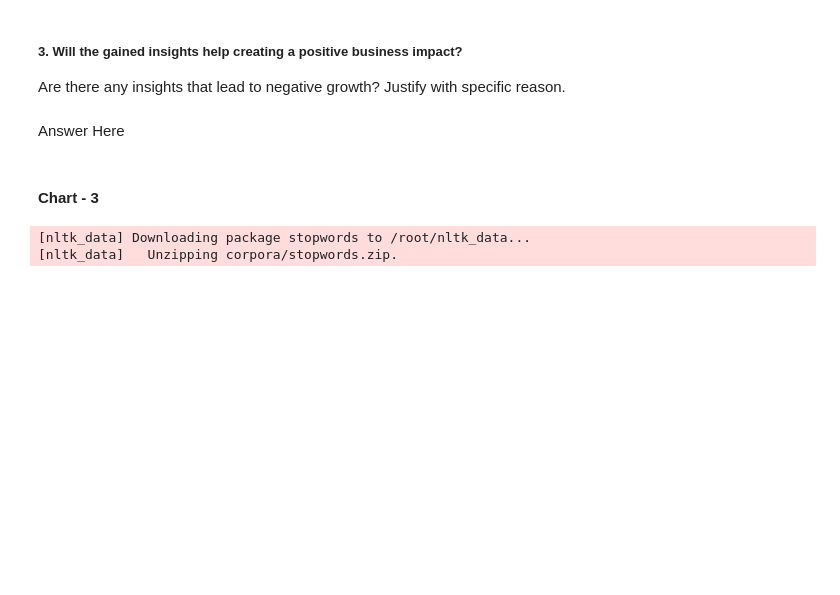
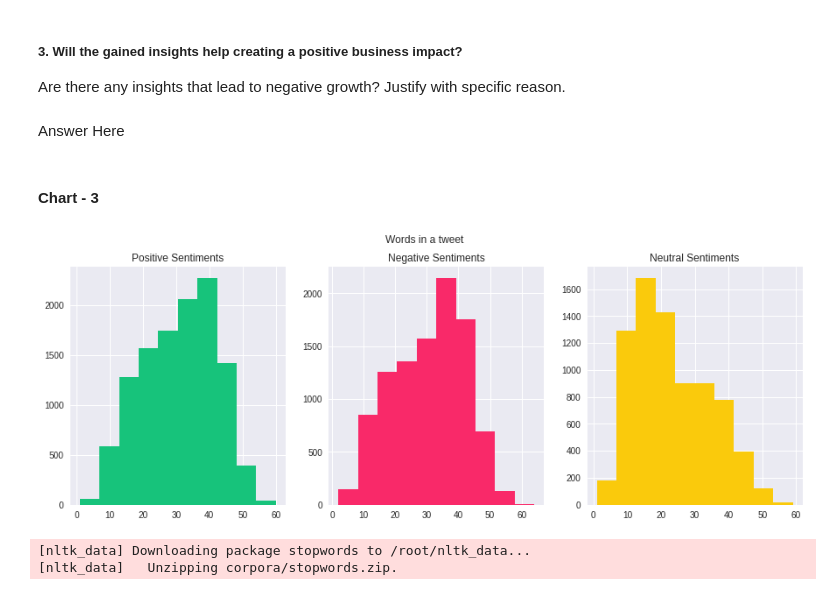
Before and after one commit to makdatascience/Coronavirus_tweets_sentiment_analysis, a Jupyter notebook: Coronavirus_tweets_sentiment_analysis.ipynb, the cells around one changed output. Saved outputs shown, nothing was run; the diff lists cells and outputs as text; code cells hidden in the pictures; blank space fills up the shorter version.

```diff
--- a/Coronavirus_tweets_sentiment_analysis.ipynb
+++ b/Coronavirus_tweets_sentiment_analysis.ipynb
@@ -121,7 +121,7 @@ Mounted at /content/drive
 ### Dataset First View
 # %%
 # Dataset First Look
-tweet = pd.read_csv("/content/drive/MyDrive/AlmaBetter/Capstone_Project_3/Coronavirus Tweets.csv",encoding='ISO-8859-1')
+tweet = pd.read_csv("/content/drive/MyDrive/Colab Notebooks/Capstone projects/Capstone Project_3_Supervised_ML_Class/Coronavirus Tweets.csv",encoding='ISO-8859-1')
 # %% [markdown]
 ### Dataset Rows & Columns count
 # %%
@@ -347,27 +347,29 @@ Answer Here
 # %% [markdown]
 #### Chart - 3
 # %%
-# # Chart - 3 visualization code
-# #Number of words in a tweet
-# fig,(ax1,ax2,ax3)=plt.subplots(1,3,figsize=(15,5))
-# plt.style.use('seaborn')
-# # Histogram for Positive Sentiments
-# tweet_words=tweet[tweet['Sentiment']=="Positive"]['OriginalTweet'].str.split().map(lambda x: len(x))
-# ax1.hist(tweet,color='#17C37B')
-# ax1.set_title('Positive Sentiments')
+# Chart - 3 visualization code
+#Number of words in a tweet
+fig,(ax1,ax2,ax3)=plt.subplots(1,3,figsize=(15,5))
+plt.style.use('seaborn')
+# Histogram for Positive Sentiments
+tweet_words=tweet[tweet['Sentiment']=="Positive"]['OriginalTweet'].str.split().map(lambda x: len(x))
+ax1.hist(tweet_words,color='#17C37B')
+ax1.set_title('Positive Sentiments')
 
-# # Histogram for Negative Sentiments
-# tweet_words=tweet[tweet['Sentiment']=="Negative"]['OriginalTweet'].str.split().map(lambda x: len(x))
-# ax2.hist(tweet,color='#F92969')
-# ax2.set_title('Negative Sentiments')
+# Histogram for Negative Sentiments
+tweet_words=tweet[tweet['Sentiment']=="Negative"]['OriginalTweet'].str.split().map(lambda x: len(x))
+ax2.hist(tweet_words,color='#F92969')
+ax2.set_title('Negative Sentiments')
 
-# # Histogram for Neutral Sentiments
-# tweet_words=tweet[tweet['Sentiment']=="Neutral"]['OriginalTweet'].str.split().map(lambda x: len(x))
-# ax3.hist(tweet,color='#FACA0C')
-# ax3.set_title('Neutral Sentiments')
+# Histogram for Neutral Sentiments
+tweet_words=tweet[tweet['Sentiment']=="Neutral"]['OriginalTweet'].str.split().map(lambda x: len(x))
+ax3.hist(tweet_words,color='#FACA0C')
+ax3.set_title('Neutral Sentiments')
 
-# fig.suptitle('Words in a tweet')
-# plt.show()
+fig.suptitle('Words in a tweet')
+plt.show()
+# %% [output]
+[figure, added]
 # %%
 # Dwonloading stopwords from nltk library
 import nltk
```
Also changed, not shown: parts of 7 cells of this notebook.
